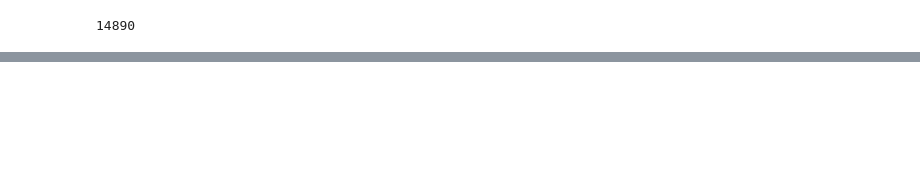
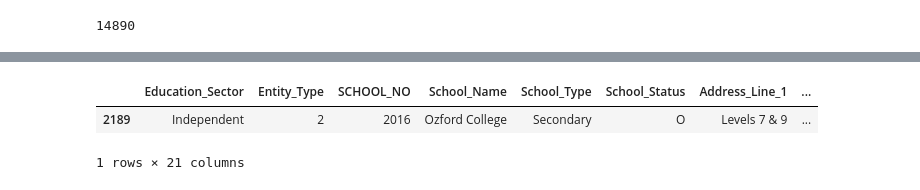
Before and after one commit to MAST30034-Applied-Data-Science/generic-real-estate-consulting-project-group-60, a Jupyter notebook: notebooks/distance_to_school.ipynb, the cells around one changed output, grey strips where cells are left out. Saved outputs shown, nothing was run; the diff lists cells and outputs as text; code cells hidden in the pictures; blank space fills up the shorter version.

```diff
--- a/notebooks/distance_to_school.ipynb
+++ b/notebooks/distance_to_school.ipynb
@@ -274,0 +278,6 @@ property.to_csv("../data/raw/new_property.csv")
+# %%
+school_csv.loc[school_csv['School_Name']== 'Ozford College']
+# %% [output]
+|  | Education_Sector | Entity_Type | SCHOOL_NO | School_Name | School_Type | School_Status | Address_Line_1 | ... |
+| 2189 | Independent | 2 | 2016 | Ozford College | Secondary | O | Levels 7 & 9 | ... |
+1 rows × 21 columns
```
Also changed, not shown: parts of 7 cells of this notebook.
